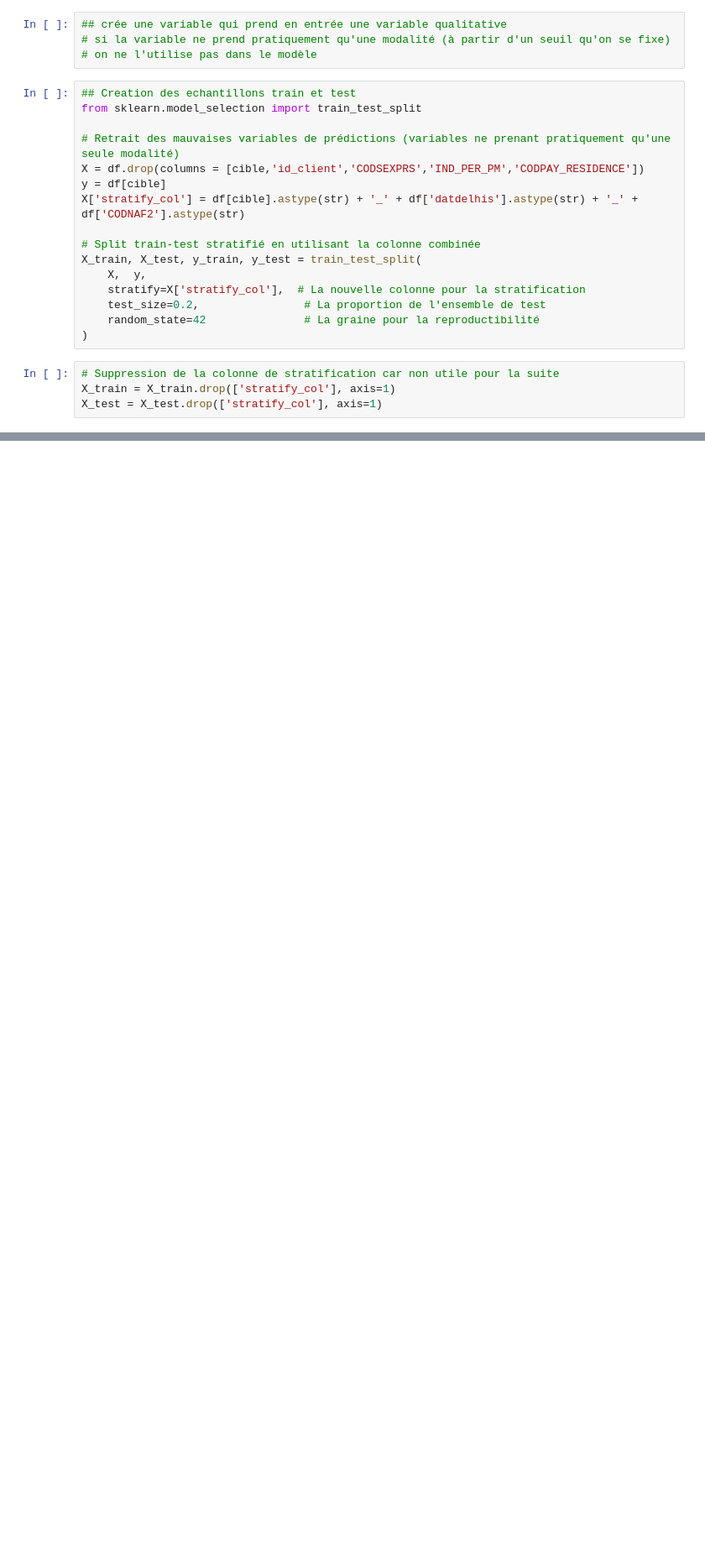
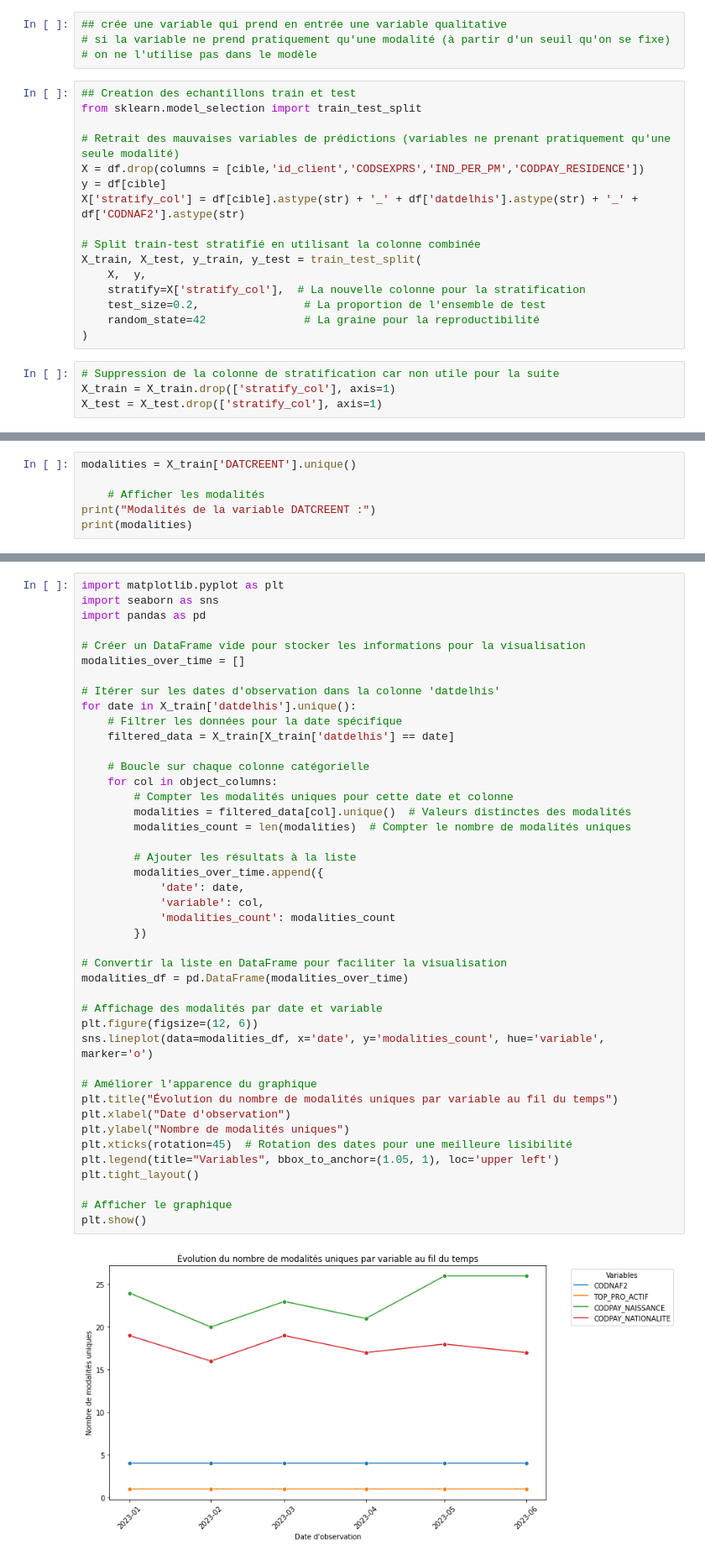
Before and after one commit to cheryl-kdio/Scoring-pj, a Jupyter notebook: desc.ipynb, the cells around one changed output, grey strips where cells are left out. Shown at 84% size. Saved outputs shown, nothing was run; the diff lists cells and outputs as text; blank space fills up the shorter version.

```diff
--- a/desc.ipynb
+++ b/desc.ipynb
@@ -193,0 +361,6 @@ memory usage: 242.0+ MB
+# %%
+modalities = X_train['DATCREENT'].unique()
+
+    # Afficher les modalités
+print("Modalités de la variable DATCREENT :")
+print(modalities)
@@ -193,0 +383,45 @@ memory usage: 242.0+ MB
+# %%
+import matplotlib.pyplot as plt
+import seaborn as sns
+import pandas as pd
+
+# Créer un DataFrame vide pour stocker les informations pour la visualisation
+modalities_over_time = []
+
+# Itérer sur les dates d'observation dans la colonne 'datdelhis'
+for date in X_train['datdelhis'].unique():
+    # Filtrer les données pour la date spécifique
+    filtered_data = X_train[X_train['datdelhis'] == date]
+
+    # Boucle sur chaque colonne catégorielle
+    for col in object_columns:
+        # Compter les modalités uniques pour cette date et colonne
+        modalities = filtered_data[col].unique()  # Valeurs distinctes des modalités
+        modalities_count = len(modalities)  # Compter le nombre de modalités uniques
+
+        # Ajouter les résultats à la liste
+        modalities_over_time.append({
+            'date': date,
+            'variable': col,
+            'modalities_count': modalities_count
+        })
+
+# Convertir la liste en DataFrame pour faciliter la visualisation
+modalities_df = pd.DataFrame(modalities_over_time)
+
+# Affichage des modalités par date et variable
+plt.figure(figsize=(12, 6))
+sns.lineplot(data=modalities_df, x='date', y='modalities_count', hue='variable', marker='o')
+
+# Améliorer l'apparence du graphique
+plt.title("Évolution du nombre de modalités uniques par variable au fil du temps")
+plt.xlabel("Date d'observation")
+plt.ylabel("Nombre de modalités uniques")
+plt.xticks(rotation=45)  # Rotation des dates pour une meilleure lisibilité
+plt.legend(title="Variables", bbox_to_anchor=(1.05, 1), loc='upper left')
+plt.tight_layout()
+
+# Afficher le graphique
+plt.show()
+# %% [output]
+[figure, added]
```
Also changed, not shown: parts of 35 cells of this notebook.
